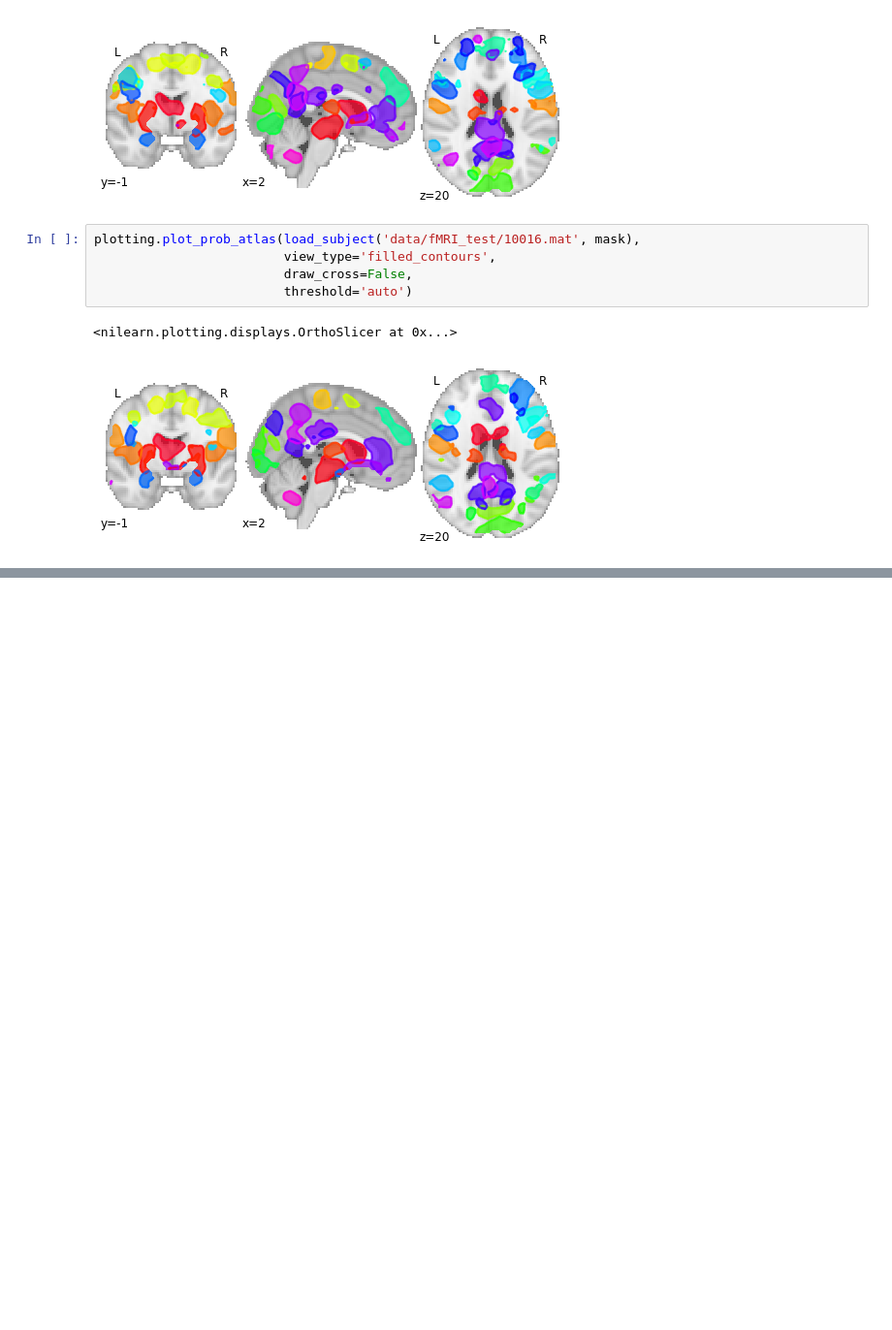
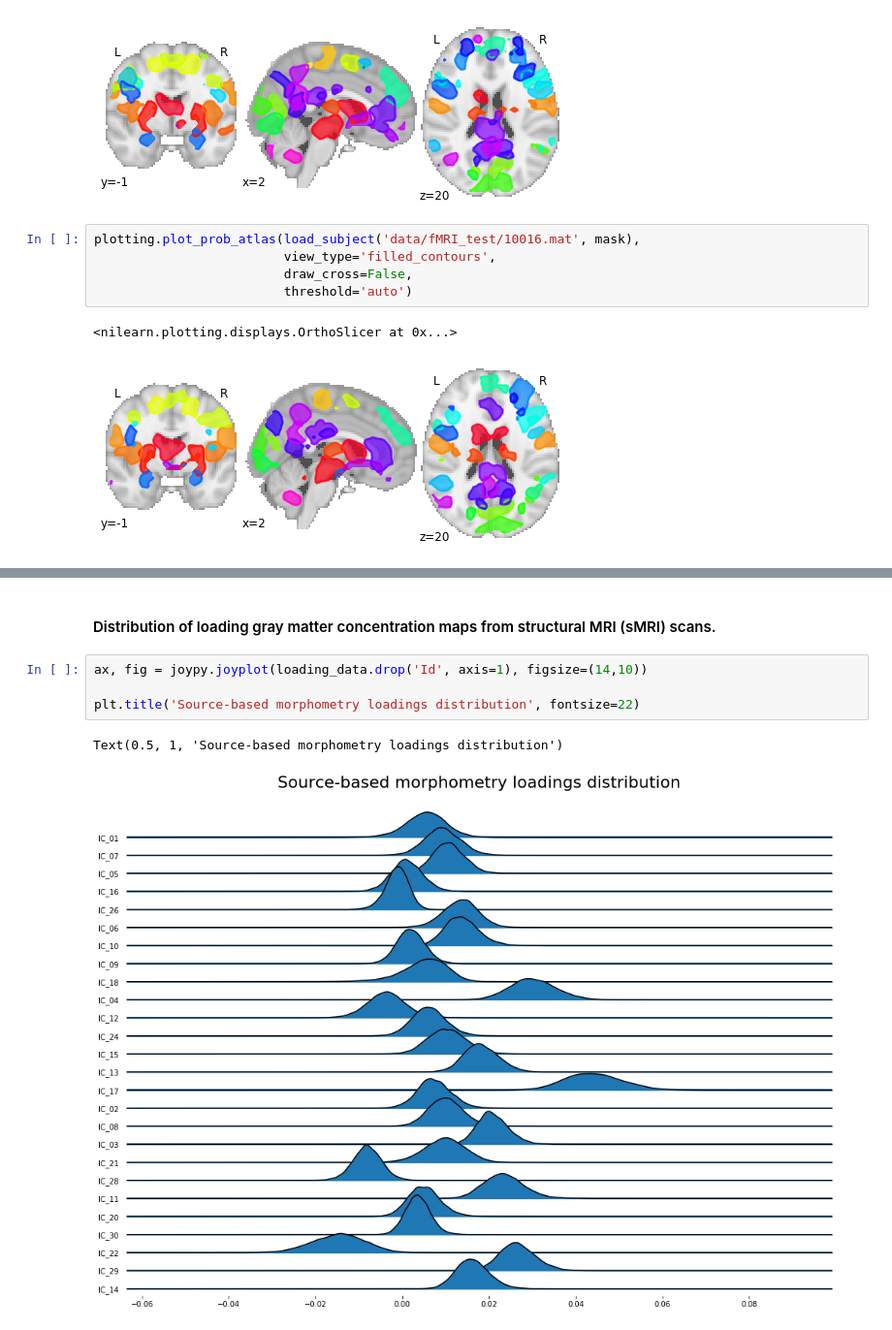
Before and after one commit to szachovy/TReNDS-Neuroimaging, a Jupyter notebook: local.ipynb, the cells around one changed output, grey strips where cells are left out. Shown at 97% size. Drawn from its saved outputs; the diff is of its cells as text; blank space fills up the shorter version.

Commit message:
Exploratory Data Analysis basically done

```diff
--- a/local.ipynb
+++ b/local.ipynb
@@ -268,0 +330,9 @@ plotting.plot_prob_atlas(load_subject('data/fMRI_test/10016.mat', mask),
+# %% [markdown]
+#### Distribution of loading gray matter concentration maps from structural MRI (sMRI) scans.
+# %%
+ax, fig = joypy.joyplot(loading_data.drop('Id', axis=1), figsize=(14,10))
+
+plt.title('Source-based morphometry loadings distribution', fontsize=22)
+# %% [output]
+Text(0.5, 1, 'Source-based morphometry loadings distribution')
+[figure, added]
```
Also changed, not shown: parts of 13 cells of this notebook, 4 other files.
